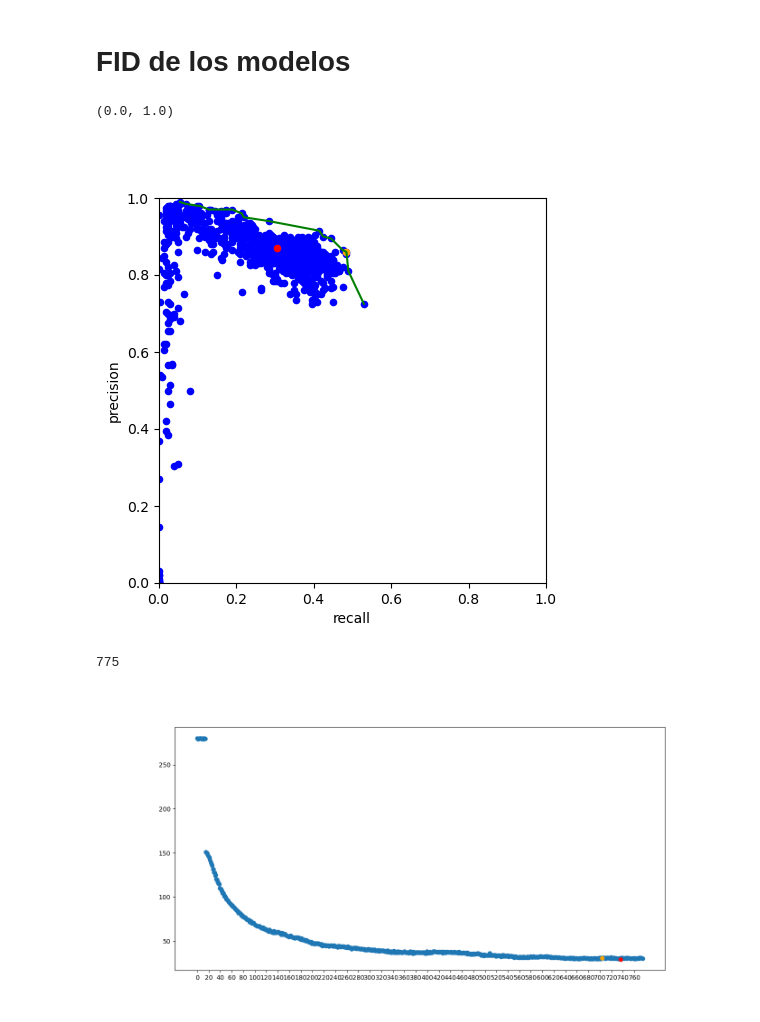
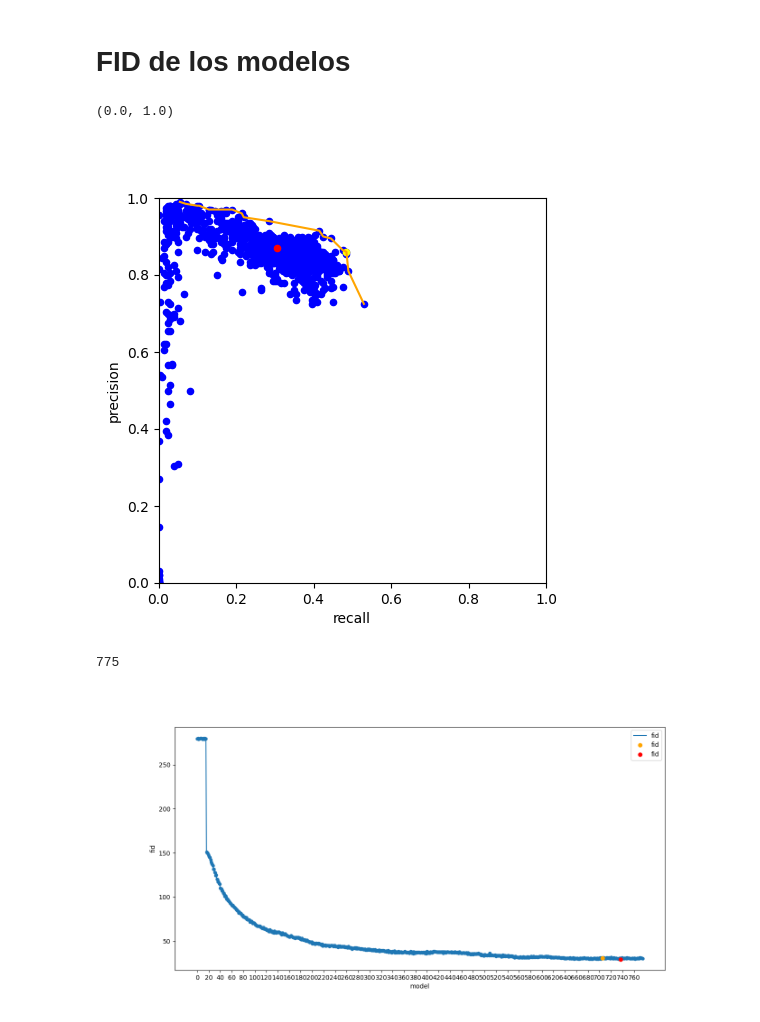
Before and after one commit to maizabros/C-StyleGAN2_FER, a Jupyter notebook: Untitled.ipynb, the cells around one changed output. Drawn from its saved outputs; the diff is of its cells as text; code cells hidden in the pictures.

```diff
--- a/Untitled.ipynb
+++ b/Untitled.ipynb
@@ -23,8 +21,8 @@ import mplcursors
 # #making all charts public and setting a global theme
 # cf.set_config_file(sharing='public',theme='white',offline=True)
 # %%
-root = 'models'
-name = "test_all_2_100k"
+root = 'final_models'
+name = 'test_all_2_100k'
 # %%
 with open(os.path.join(root, name, 'config.json'), 'r') as file:
     config = json.load(file)
@@ -138,7 +136,7 @@ plt.xlim(-35, data.shape[0]+35)
 # FID de los modelos
 # %%
 m, step = 0, 1
-fids = pd.read_csv("training_progress_test_all_2_100k/metrics_test_all_2_100k.csv").dropna()
+fids = pd.read_csv(os.path.join(root, name, "metrics_test_all_2_100k.csv")).dropna()
 fids_m = fids.sort_index()[fids.index > m][::step].reset_index()
 ax = fids_m.plot.scatter("recall", "precision", color="b", figsize=(5,5))
 highPareto = True
@@ -157,35 +155,37 @@ for pair in sorted_list[1:]:
 '''Plotting process'''
 pf_X = [pair[0] for pair in pareto_front]
 pf_Y = [pair[1] for pair in pareto_front]
-plt.plot(pf_X, pf_Y, color="green")
+plt.plot(pf_X, pf_Y, color="orange")
 
 fids_m[fids_m.fid == fids_m.fid.min()].plot.scatter("recall", "precision", ax=ax, color="red")
-fids_m[fids_m.f1 == fids_m.f1.max()].plot.scatter("recall", "precision", ax=ax, color="orange")
+fids_m[fids_m.f1 == fids_m.f1.max()].plot.scatter("recall", "precision", ax=ax, color="yellow")
 
 mplcursors.cursor(ax).connect("add", lambda sel: sel.annotation.set_text(
     f"Modelo: {fids_m.index[sel.index]+m+1}\nFID: {fids_m.iloc[sel.index].fid}\n" +
     f"Precision: {fids_m.iloc[sel.index].precision:.2f}\nRecall: {fids_m.iloc[sel.index].recall}\n" +
     f"F1: {fids_m.iloc[sel.index].f1}"
-) if isinstance(sel.artist, mpl.collections.PathCollection) else None)
+) if isinstance(sel.artist, mpl.collections.PathCollection) else sel.annotation.set_text(None))
 ax.set_ylim(0,1)
 ax.set_xlim(0,1)
 # ax.set_xlim(610,800)
 # %% [output]
 (0.0, 1.0)
-[figure, old version]
+[figure, new version]
 # %%
-plt.figure()
-ax2 = fids_m["fid"].plot(figsize=(14,7), marker="o", linestyle="None")
-fids_m[fids_m.f1 == fids_m.f1.max()]["fid"].plot(figsize=(14,7), marker="o", linestyle="None", ax=ax2, color="orange")
-fids_m[fids_m.fid == fids_m.fid.min()]["fid"].plot(figsize=(14,7), marker="o", linestyle="None", ax=ax2, color="red")
+# plt.figure()
+ax2 = fids_m.plot("model", "fid", figsize=(14,7))
+fids.plot.scatter("model", "fid", ax=ax2)
+fids_m[fids_m.f1 == fids_m.f1.max()].plot("model", "fid", figsize=(14,7), marker="o", linestyle="None", ax=ax2, color="orange")
+fids_m[fids_m.fid == fids_m.fid.min()].plot("model", "fid",figsize=(14,7), marker="o", linestyle="None", ax=ax2, color="red")
+# mplcursors.cursor(ax2).connect("add", lambda sel: sel.annotation.set_text(sel.artist))
 mplcursors.cursor(ax2).connect("add", lambda sel: sel.annotation.set_text(
     f"Modelo: {fids_m.index[sel.index]+m+1}\nFID: {fids_m.iloc[sel.index].fid}\n" +
     f"Precision: {fids_m.iloc[sel.index].precision:.2f}\nRecall: {fids_m.iloc[sel.index].recall}\n" +
     f"F1: {fids_m.iloc[sel.index].f1}"
-))
+) if isinstance(sel.artist, mpl.collections.PathCollection) else sel.annotation.set_text(None))
 print(fids_m.shape[0])
 ax2.set_xticks(np.arange(0,fids_m.shape[0],20))
 ax2.set_xticklabels(np.arange(775-fids_m.shape[0],776,20));
 # %% [output]
 775
-[figure, old version]
+[figure, new version]
```
Also changed, not shown: parts of 4 cells of this notebook, 3 other files.
